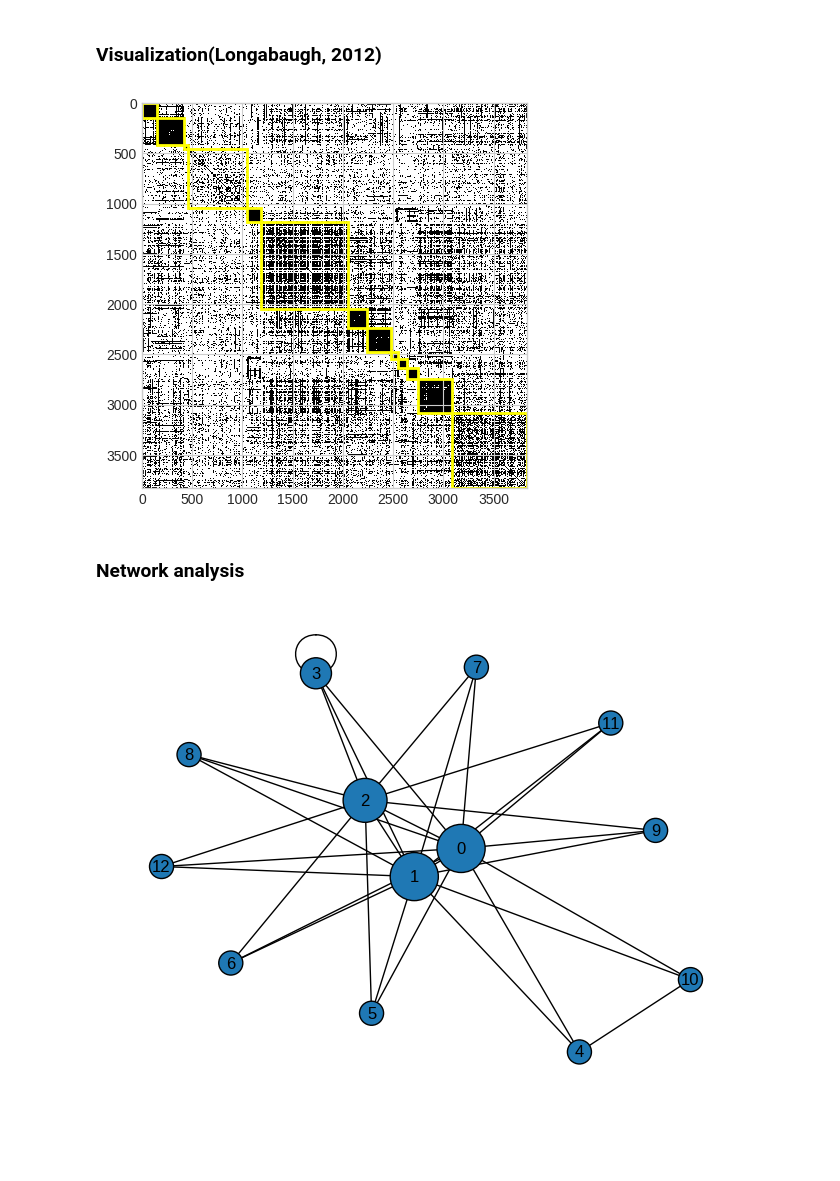
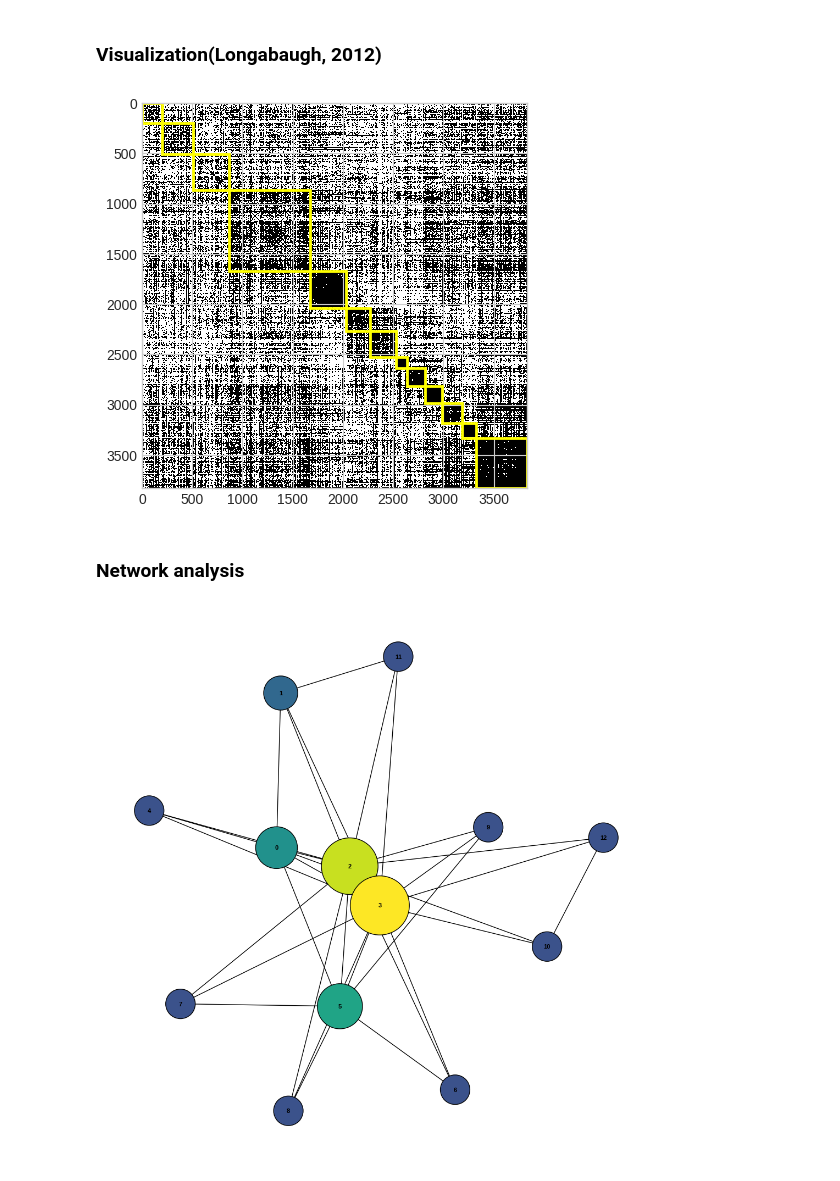
Before and after one commit to Geunhyeong-Han/shs-literature-text-mining, a Jupyter notebook: main.ipynb, the cells around one changed output. Drawn from its saved outputs; the diff is of its cells as text; code cells hidden in the pictures; blank space fills up the shorter version.

```diff
--- a/main.ipynb
+++ b/main.ipynb
@@ -777,0 +787,10 @@ plt.show()
+# %%
+# conclude number of clusters
+n_clusters = 13
+
+vectorizer = TfidfVectorizer(vocabulary=core_keywords)
+tfidf_matrix = vectorizer.fit_transform(df['corpus'])
+sim_matrix = cosine_similarity(tfidf_matrix)
+
+clustering = SpectralClustering(n_clusters=n_clusters, affinity = 'precomputed').fit(cosine_similarity(sim_matrix))
+labels = clustering.labels_
@@ -813,6 +845,6 @@ Top 100 Word-Features with Clear Differences among Clusters:
 # %%
 cluster_counts = Counter(labels)
 
-for cluster, count in cluster_counts.items():
+for cluster, count in sorted(cluster_counts.items(), key=lambda x: x[0]):
     print(f"클러스터 {cluster}: {count}개의 문서")
 # %% [output]
@@ -836,7 +868,7 @@ nmf = NMF(n_components=n_topics, random_state=0)
 nmf_topics = []
 
 for i in range(n_clusters):
-    cluster_data = X[labels == i]
+    cluster_data = tfidf_matrix[labels == i]
 
     nmf.fit(cluster_data)
     nmf_topic_words = nmf.components_.argsort()[:, ::-1]
@@ -846,7 +878,7 @@ lda = LatentDirichletAllocation(n_components=n_topics, random_state=0)
 lda_topics = []
 
 for i in range(n_clusters):
-    cluster_data = X[labels == i]
+    cluster_data = tfidf_matrix[labels == i]
 
     lda.fit(cluster_data)
     lda_topic_words = lda.components_.argsort()[:, ::-1]
@@ -876,7 +908,8 @@ from matplotlib import pyplot, patches
 
 cos_sim = cosine_similarity(tfidf_matrix)
 mean_sim = np.mean(cos_sim)
-binary_adj_matrix = np.where(cos_sim >= mean_sim, 1, 0)
+threshold = mean_sim * 0.8
+binary_adj_matrix = np.where(cos_sim >= threshold, 1, 0)
 
 node_order = np.argsort(labels)
 sorted_binary_adj_matrix = binary_adj_matrix[node_order, :][:, node_order]
@@ -924,36 +957,47 @@ for i in range(n_clusters):
 colors = ['#FFFF00' for _ in range(n_clusters)]
 draw_adjacency_matrix(G, partitions=partitions, colors=colors)
 # %% [output]
-[figure, old version]
+[figure, new version]
 # %% [markdown]
 ### Network analysis
 # %%
 from operator import itemgetter
 import matplotlib.cm as cm
+import matplotlib.pyplot as plt
 
-centroids = []
-for i in range(n_clusters):
-    members = X[clustering.labels_ == i]
-    centroid = np.median(members.toarray(), axis=0)
-    centroids.append(centroid)
+# 클러스터의 중심점 계산
+centroids = [np.median(tfidf_matrix[clustering.labels_ == i].toarray(), axis=0) for i in range(n_clusters)]
 
+# 클러스터간 유사도 계산
 similarity_matrix = cosine_similarity(centroids)
 
 # 각 클러스터에서 가장 유사한 3개의 클러스터를 찾기
-top_clusters = {}
-for i in range(n_clusters):
-    similar_clusters = sorted(list(enumerate(similarity_matrix[i])), key=itemgetter(1), reverse=True)[1:4]
-    top_clusters[i] = [idx for idx, similarity in similar_clusters]
+top_clusters = {i: [idx for idx, _ in sorted(list(enumerate(similarity_matrix[i])), key=itemgetter(1), reverse=True)[1:4]] for i in range(n_clusters)}
 
+# 그래프 생성
 G = nx.Graph()
-for cluster, neighbors in top_clusters.items():
-    for neighbor in neighbors:
-        G.add_edge(cluster, neighbor)
+[G.add_edge(cluster, neighbor) for cluster, neighbors in top_clusters.items() for neighbor in neighbors]
 
-sizes = [G.degree(node) * 100 for node in G]
-colors = cm.rainbow(np.linspace(0, 1, n_clusters))
-node_colors = [colors[i] for i in range(n_clusters)]
+# 노드 크기 설정 (노드의 차수에 비례)
+sizes = [G.degree(node) * 500 for node in G]
 
-nx.draw(G, with_labels=True, node_size=sizes, edgecolors = 'black')
+# 노드 중요성 계산 (degree로 가정)
+importance = [G.degree(node) for node in G]
+
+# 노드 색상 설정 (중요성에 따른 색상 조절)
+node_colors = plt.cm.viridis(np.array(importance) / max(importance))
+
+# 그래프 그리기
+plt.figure(figsize=(10,10))  # 그래프 크기 설정
+nx.draw(G, with_labels=True, node_size=sizes, node_color=node_colors, edgecolors='black', font_size=8, font_weight='bold')
+
+# 라벨 볼드체로 설정
+for label in plt.gca().get_xticklabels():
+    label.set_fontweight('bold')
+for label in plt.gca().get_yticklabels():
+    label.set_fontweight('bold')
+
+# 그래프 출력
+plt.show()
 # %% [output]
-[figure, old version]
+[figure, new version]
```
Also changed, not shown: parts of 48 cells of this notebook.
